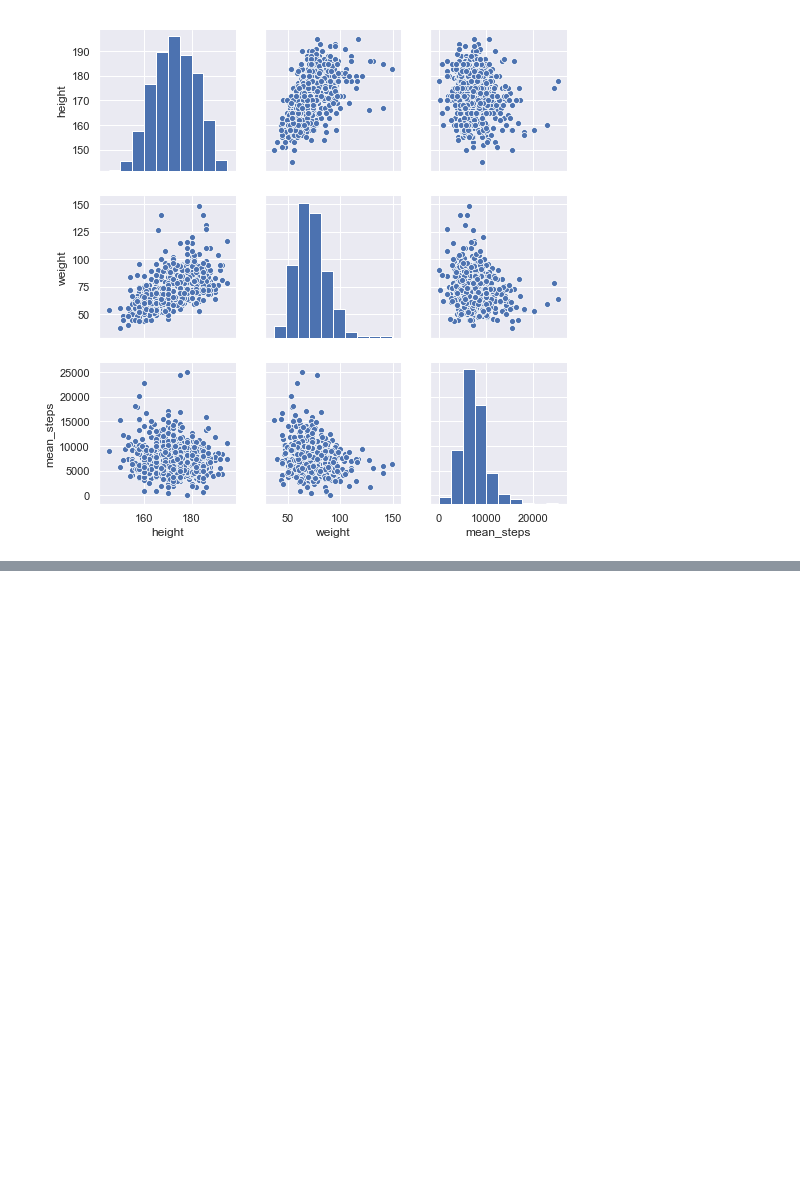
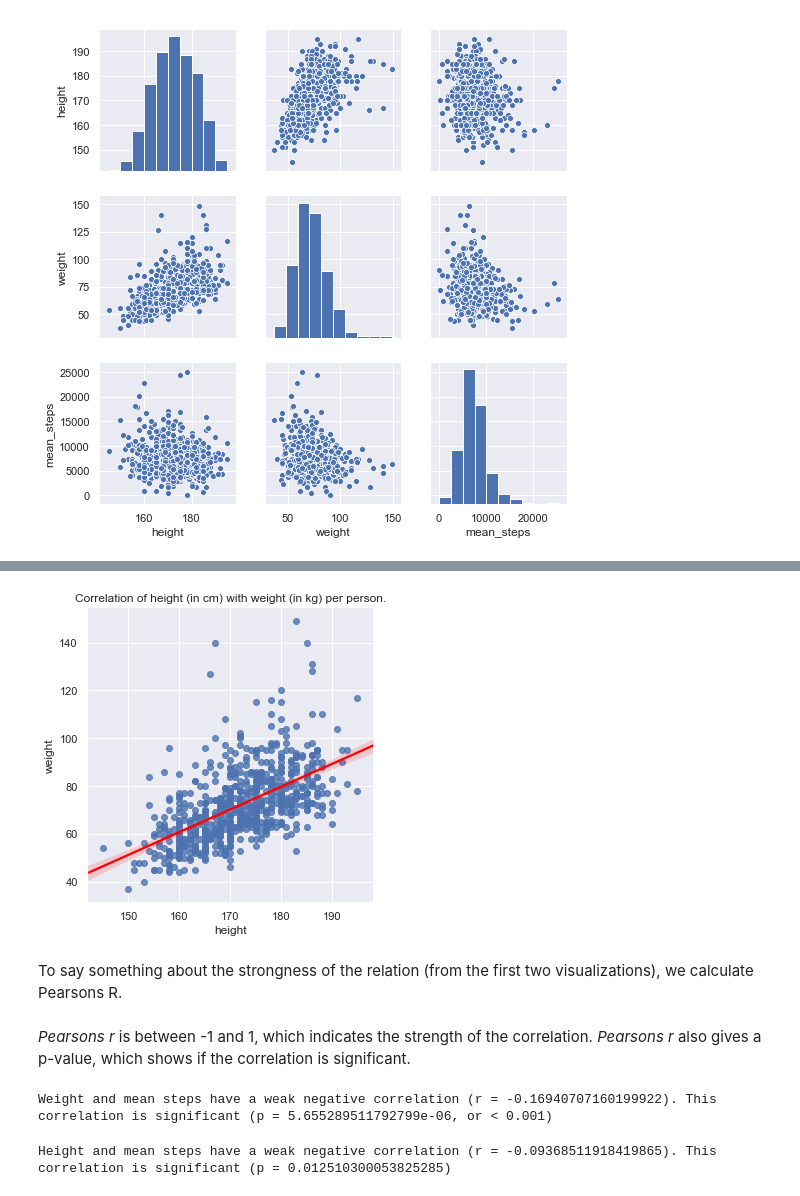
Before and after one commit to leonberlang/datadrivenlearning, a Jupyter notebook: assignments/assignment1.ipynb, the cells around one changed output, grey strips where cells are left out. Drawn from its saved outputs; the diff is of its cells as text; code cells hidden in the pictures; blank space fills up the shorter version.

```diff
--- a/assignments/assignment1.ipynb
+++ b/assignments/assignment1.ipynb
@@ -276,0 +314,8 @@ plt.show()
+# %%
+sns.lmplot(x='height',y='weight',data=df_HWS, fit_reg=True, line_kws={'color': 'red'})
+plt.title("Correlation of height (in cm) with weight (in kg) per person.")
+plt.show()
+# %% [output]
+[figure, added]
+# %% [markdown]
+To say something about the strongness of the relation (from the first two visualizations), we calculate Pearsons R.
@@ -276,0 +325,10 @@ plt.show()
+# %% [markdown]
+_Pearsons r_ is between -1 and 1, which indicates the strength of the correlation. _Pearsons r_ also gives a p-value, which shows if the correlation is significant.
+# %%
+print(f"Weight and mean steps have a weak negative correlation (r = {r_weight[0]}). This correlation is significant (p = {r_weight[1]}, or < 0.001)")
+# %% [output]
+Weight and mean steps have a weak negative correlation (r = -0.16940707160199922). This correlation is significant (p = 5.655289511792799e-06, or < 0.001)
+# %%
+print(f"Height and mean steps have a weak negative correlation (r = {r_height[0]}). This correlation is significant (p = {r_height[1]})")
+# %% [output]
+Height and mean steps have a weak negative correlation (r = -0.09368511918419865). This correlation is significant (p = 0.012510300053825285)
```
Also changed, not shown: parts of 40 cells of this notebook.
